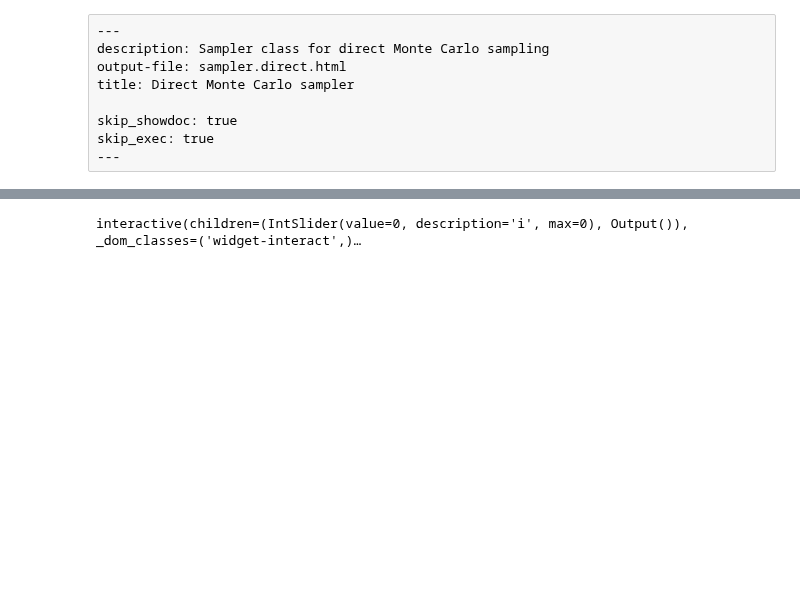
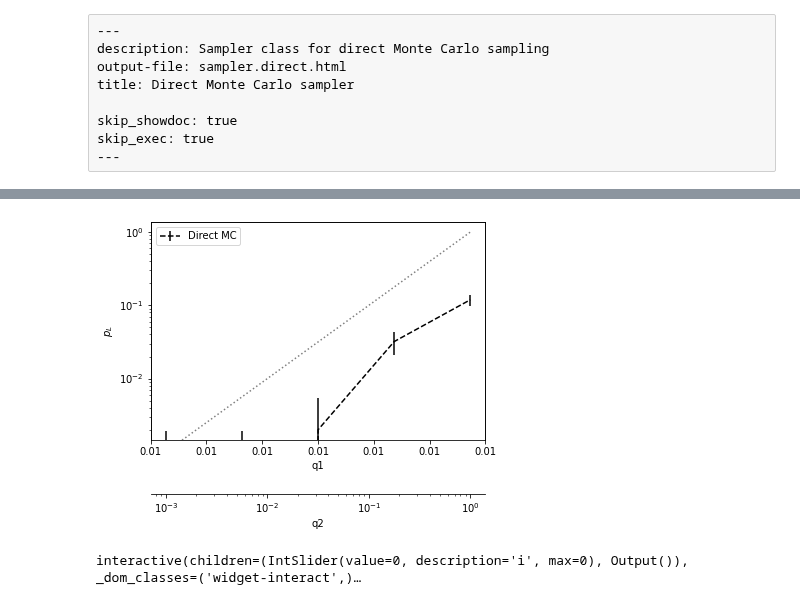
Before and after one commit to dpwinter/qsample, a Jupyter notebook: 06c_sampler.direct.ipynb, the cells around one changed output, grey strips where cells are left out. Drawn from its saved outputs; the diff is of its cells as text; code cells hidden in the pictures; blank space fills up the shorter version.

Commit message:
Added 2 callbacks, corrected sorting issue

```diff
--- a/06c_sampler.direct.ipynb
+++ b/06c_sampler.direct.ipynb
@@ -69,3 +71,20 @@ sam.run(1000, callbacks=[PlotStats()])
+# %%
+#| slow
+
+e = E2
+
+sample_range = np.logspace(-3,0,5)
+
+err_probs = {
+    "q2": sample_range,
+    "q1": 0.01
+}
+
+sam = DirectSampler(ghz3, CHP, err_probs=err_probs, err_model=e)
+
+sam.run(1000, callbacks=[PlotStats()])
+# %% [output]
+[figure, added]
 # %%
 #| slow
 
```
Also changed, not shown: parts of 2 cells of this notebook, 19 other files.
